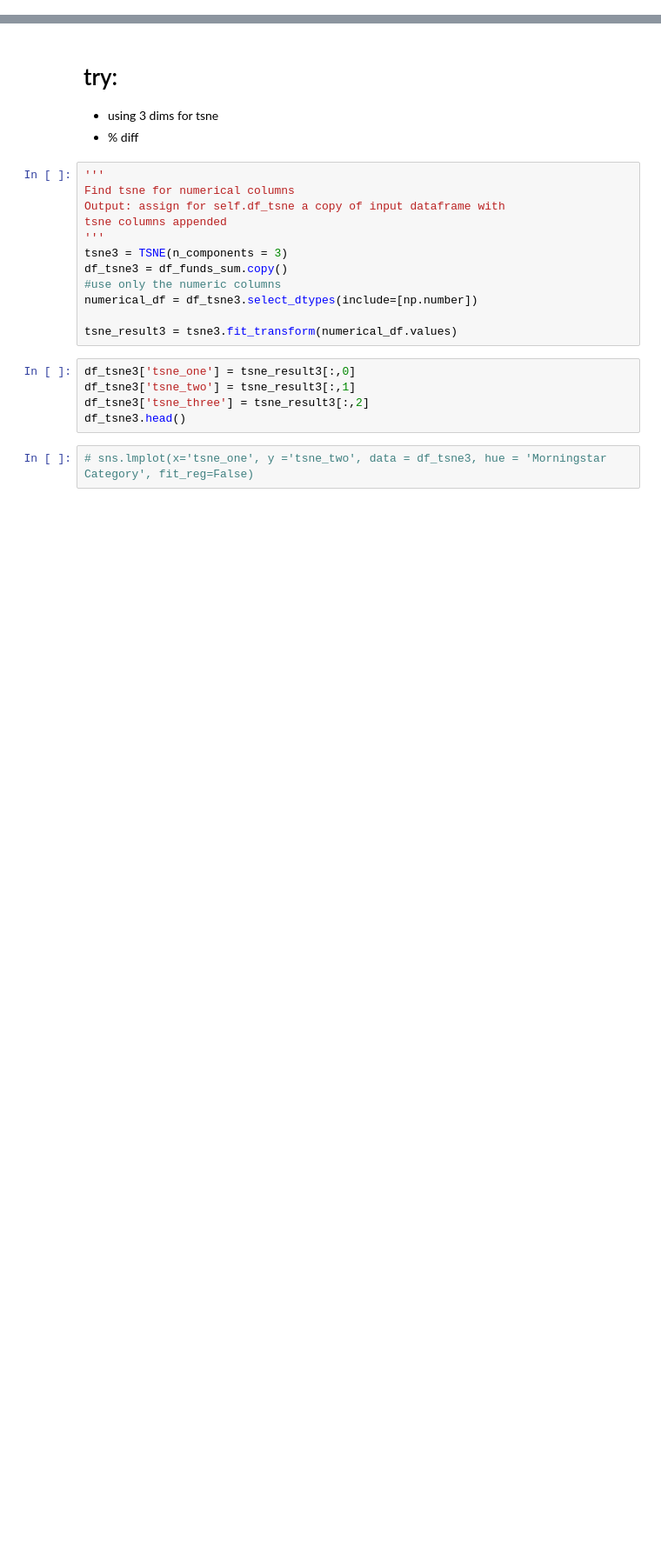
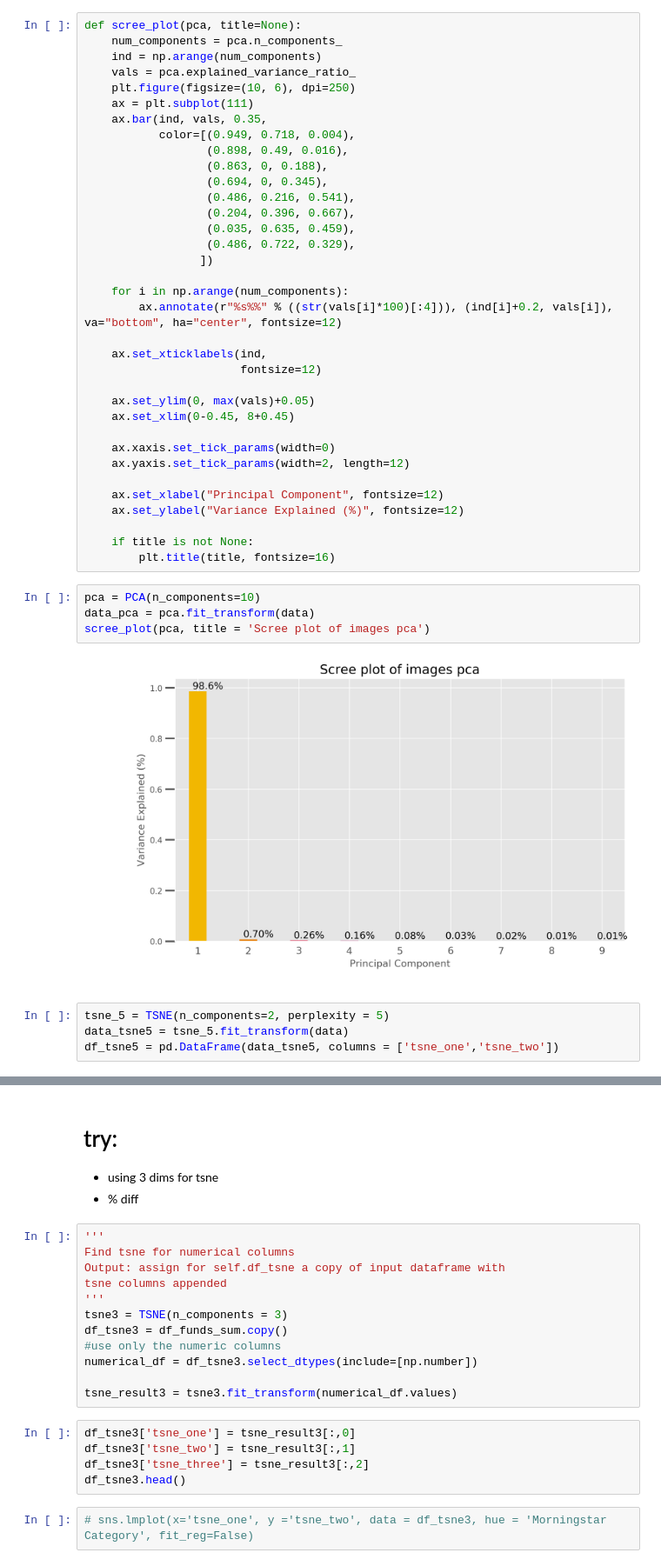
Before and after one commit to frechfrechfrech/Mutual-Fund-Market-Clusters, a Jupyter notebook: Initial Data Exploration.ipynb, the cells around one changed output, grey strips where cells are left out. Shown at 87% size. Drawn from its saved outputs; the diff is of its cells as text; blank space fills up the shorter version.

```diff
--- a/Initial Data Exploration.ipynb
+++ b/Initial Data Exploration.ipynb
@@ -149,0 +283,45 @@ sns.lmplot(x='pca_one', y ='pca_two', data = p2.df_tsne, hue = 'Morningstar Cate
+# %%
+def scree_plot(pca, title=None):
+    num_components = pca.n_components_
+    ind = np.arange(num_components)
+    vals = pca.explained_variance_ratio_
+    plt.figure(figsize=(10, 6), dpi=250)
+    ax = plt.subplot(111)
+    ax.bar(ind, vals, 0.35,
+           color=[(0.949, 0.718, 0.004),
+                  (0.898, 0.49, 0.016),
+                  (0.863, 0, 0.188),
+                  (0.694, 0, 0.345),
+                  (0.486, 0.216, 0.541),
+                  (0.204, 0.396, 0.667),
+                  (0.035, 0.635, 0.459),
+                  (0.486, 0.722, 0.329),
+                 ])
+
+    for i in np.arange(num_components):
+        ax.annotate(r"%s%%" % ((str(vals[i]*100)[:4])), (ind[i]+0.2, vals[i]), va="bottom", ha="center", fontsize=12)
+
+    ax.set_xticklabels(ind,
+                       fontsize=12)
+
+    ax.set_ylim(0, max(vals)+0.05)
+    ax.set_xlim(0-0.45, 8+0.45)
+
+    ax.xaxis.set_tick_params(width=0)
+    ax.yaxis.set_tick_params(width=2, length=12)
+
+    ax.set_xlabel("Principal Component", fontsize=12)
+    ax.set_ylabel("Variance Explained (%)", fontsize=12)
+
+    if title is not None:
+        plt.title(title, fontsize=16)
+# %%
+pca = PCA(n_components=10)
+data_pca = pca.fit_transform(data)
+scree_plot(pca, title = 'Scree plot of images pca')
+# %% [output]
+[figure, added]
+# %%
+tsne_5 = TSNE(n_components=2, perplexity = 5)
+data_tsne5 = tsne_5.fit_transform(data)
+df_tsne5 = pd.DataFrame(data_tsne5, columns = ['tsne_one','tsne_two'])
```
Also changed, not shown: parts of 46 cells of this notebook.
